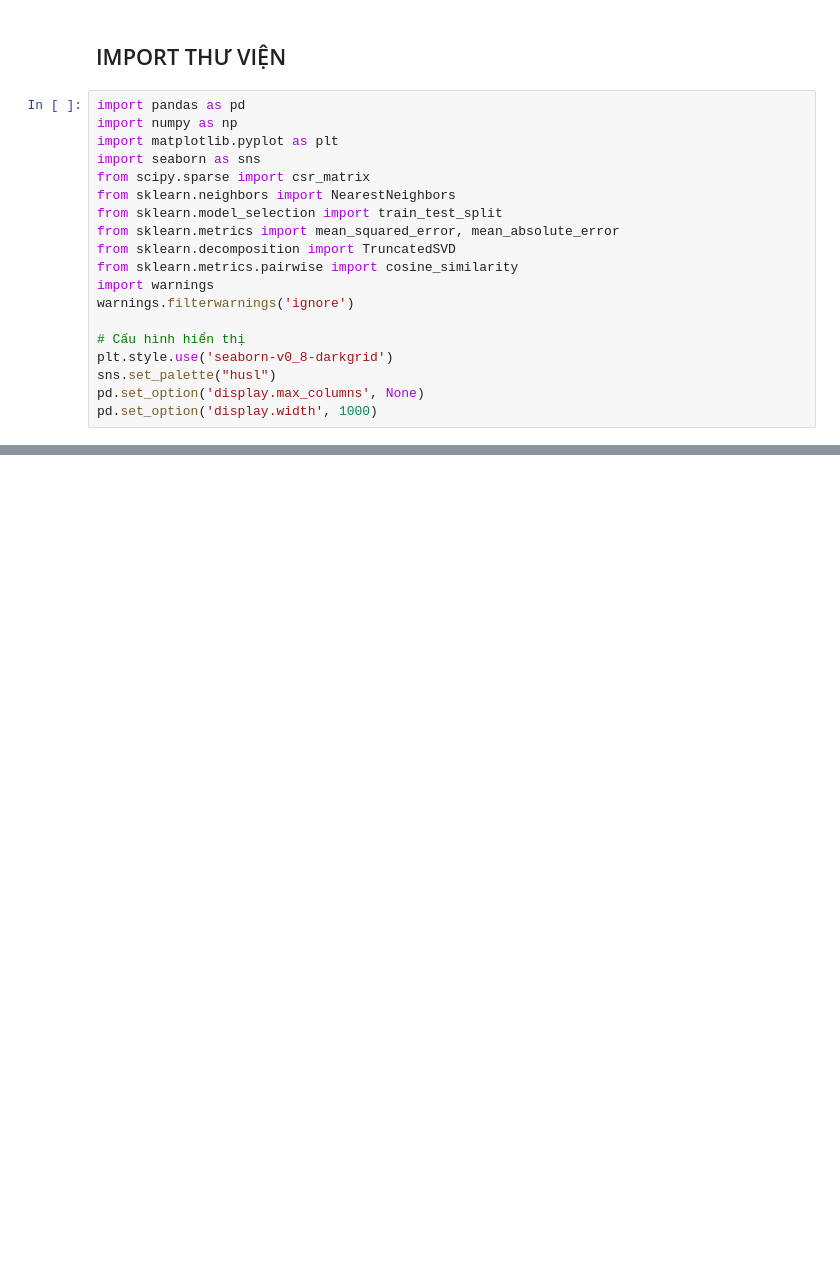
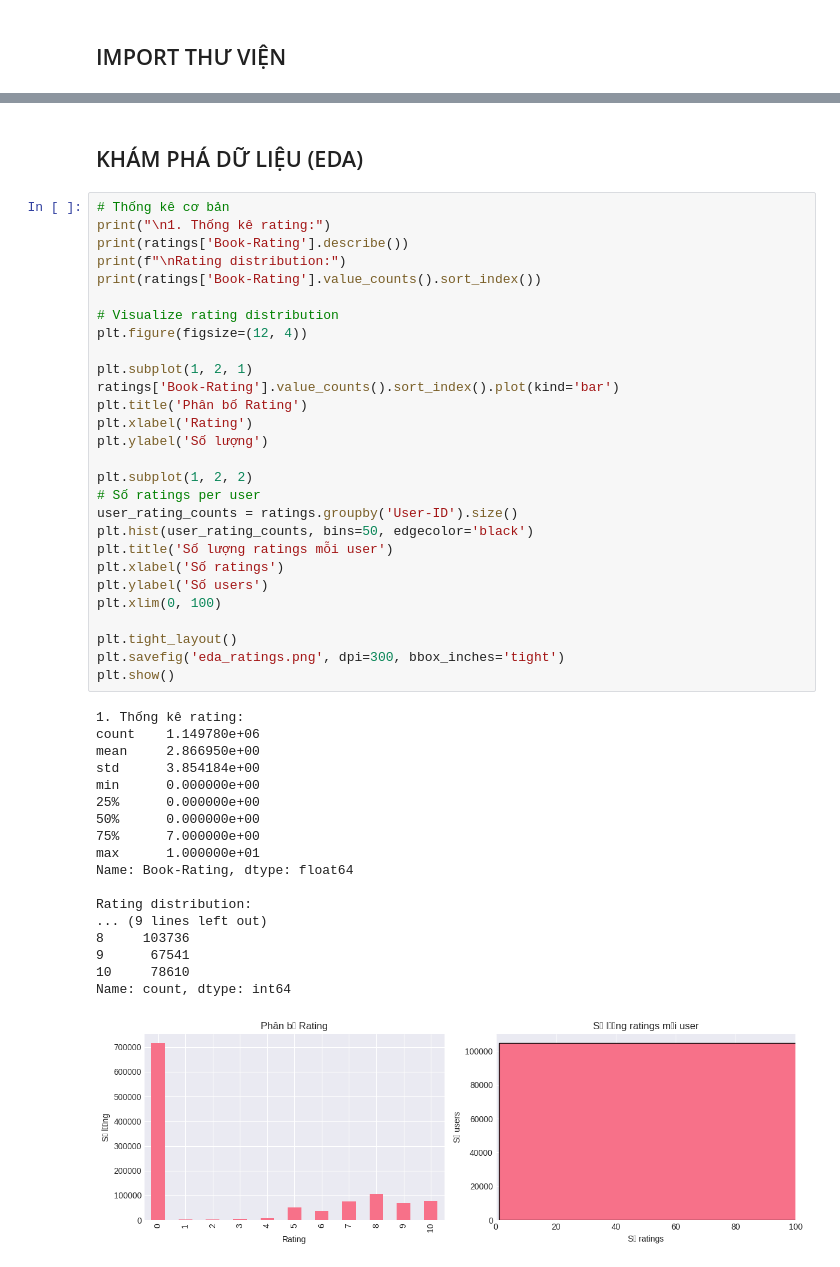
Before and after one commit to khoa-nguyen-data/phan-cum-khach-hang, a Jupyter notebook: DOANH/books-recommend.ipynb, the cells around one changed output, grey strips where cells are left out. Cells and saved outputs as stored; diff of their text form; blank space fills up the shorter version.

```diff
--- a/DOANH/books-recommend.ipynb
+++ b/DOANH/books-recommend.ipynb
@@ -3,21 +3,2 @@
 # %% [markdown]
 ## IMPORT THƯ VIỆN
-# %%
-import pandas as pd
-import numpy as np
-import matplotlib.pyplot as plt
-import seaborn as sns
-from scipy.sparse import csr_matrix
-from sklearn.neighbors import NearestNeighbors
-from sklearn.model_selection import train_test_split
-from sklearn.metrics import mean_squared_error, mean_absolute_error
-from sklearn.decomposition import TruncatedSVD
-from sklearn.metrics.pairwise import cosine_similarity
-import warnings
-warnings.filterwarnings('ignore')
-
-# Cấu hình hiển thị
-plt.style.use('seaborn-v0_8-darkgrid')
-sns.set_palette("husl")
-pd.set_option('display.max_columns', None)
-pd.set_option('display.width', 1000)
@@ -1288,0 +116,49 @@ Gợi ý HYBRID cho User ID: 95226
+# %% [markdown]
+## KHÁM PHÁ DỮ LIỆU (EDA)
+# %%
+# Thống kê cơ bản
+print("\n1. Thống kê rating:")
+print(ratings['Book-Rating'].describe())
+print(f"\nRating distribution:")
+print(ratings['Book-Rating'].value_counts().sort_index())
+
+# Visualize rating distribution
+plt.figure(figsize=(12, 4))
+
+plt.subplot(1, 2, 1)
+ratings['Book-Rating'].value_counts().sort_index().plot(kind='bar')
+plt.title('Phân bố Rating')
+plt.xlabel('Rating')
+plt.ylabel('Số lượng')
+
+plt.subplot(1, 2, 2)
+# Số ratings per user
+user_rating_counts = ratings.groupby('User-ID').size()
+plt.hist(user_rating_counts, bins=50, edgecolor='black')
+plt.title('Số lượng ratings mỗi user')
+plt.xlabel('Số ratings')
+plt.ylabel('Số users')
+plt.xlim(0, 100)
+
+plt.tight_layout()
+plt.savefig('eda_ratings.png', dpi=300, bbox_inches='tight')
+plt.show()
+# %% [output]
+1. Thống kê rating:
+count    1.149780e+06
+mean     2.866950e+00
+std      3.854184e+00
+min      0.000000e+00
+25%      0.000000e+00
+50%      0.000000e+00
+75%      7.000000e+00
+max      1.000000e+01
+Name: Book-Rating, dtype: float64
+
+Rating distribution:
+... (9 lines left out)
+8     103736
+9      67541
+10     78610
+Name: count, dtype: int64
+[figure, added]
```
Also changed, not shown: parts of 88 cells of this notebook, 1 other file.
